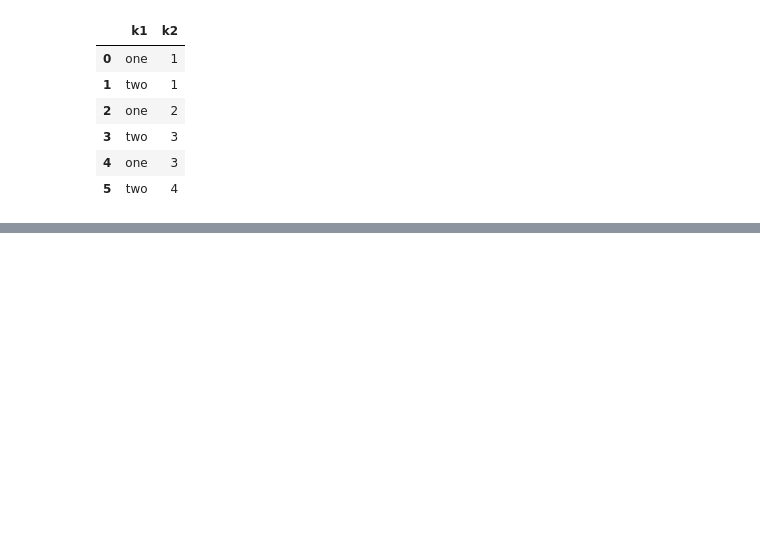
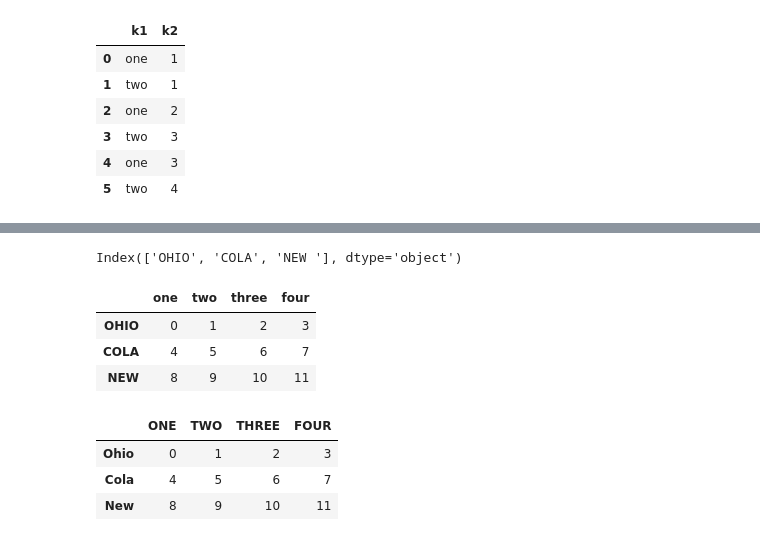
Before and after one commit to MuayThaiLegz/Py_DataAnalysis, a Jupyter notebook: PY_DataAnalysis_7.ipynb, the cells around one changed output, grey strips where cells are left out. Drawn from its saved outputs; the diff is of its cells as text; code cells hidden in the pictures; blank space fills up the shorter version.

```diff
--- a/PY_DataAnalysis_7.ipynb
+++ b/PY_DataAnalysis_7.ipynb
@@ -311,0 +429,31 @@ display(meat_data)
+# %%
+# Renaming Axis Indexes
+
+rename_data = pd.DataFrame(np.arange(12).reshape((3, 4)),
+                           index=['Ohio', 'Colarado', 'New York'],
+                           columns = ['one', 'two', 'three', 'four'])
+
+# Axis indexes have a map method
+transform = lambda x: x[:4].upper()
+
+display(rename_data.index.map(transform))
+
+# You can assing to index modufying the df inplace
+
+rename_data.index = rename_data.index.map(transform)
+
+display(rename_data)
+
+# To create a transformed version of a dataset without effects on original, Use rename
+
+display(rename_data.rename(index=str.title, columns=str.upper))
+# %% [output]
+Index(['OHIO', 'COLA', 'NEW '], dtype='object')
+|  | one | two | three | four |
+| OHIO | 0 | 1 | 2 | 3 |
+| COLA | 4 | 5 | 6 | 7 |
+| NEW | 8 | 9 | 10 | 11 |
+|  | ONE | TWO | THREE | FOUR |
+| Ohio | 0 | 1 | 2 | 3 |
+| Cola | 4 | 5 | 6 | 7 |
+| New | 8 | 9 | 10 | 11 |
```
Also changed, not shown: parts of 5 cells of this notebook.
